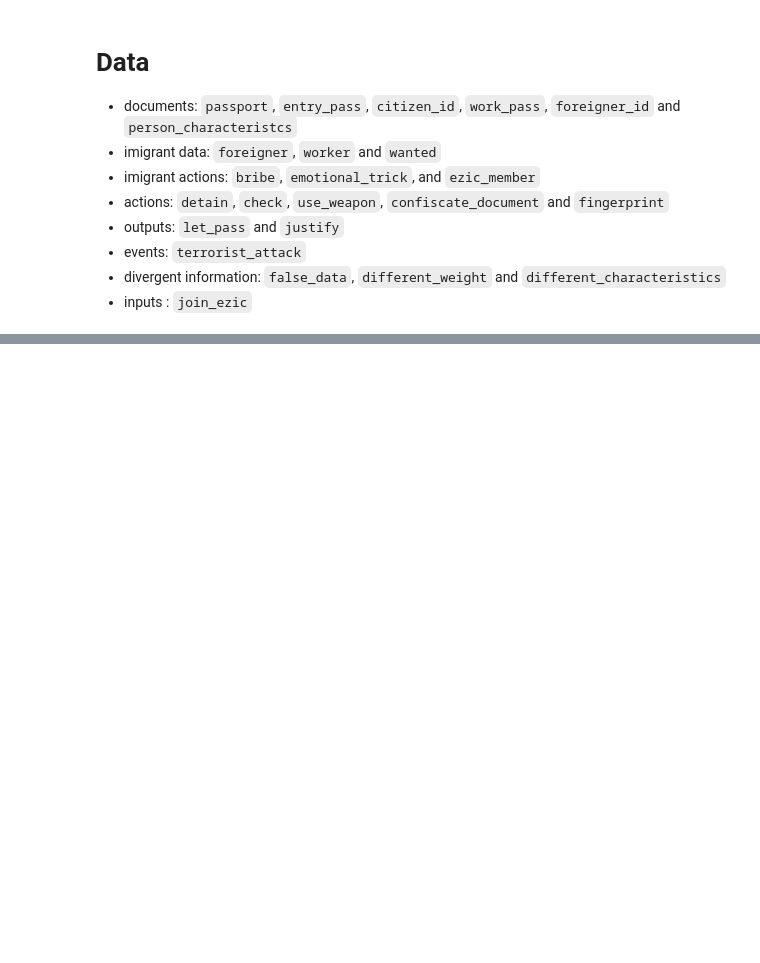
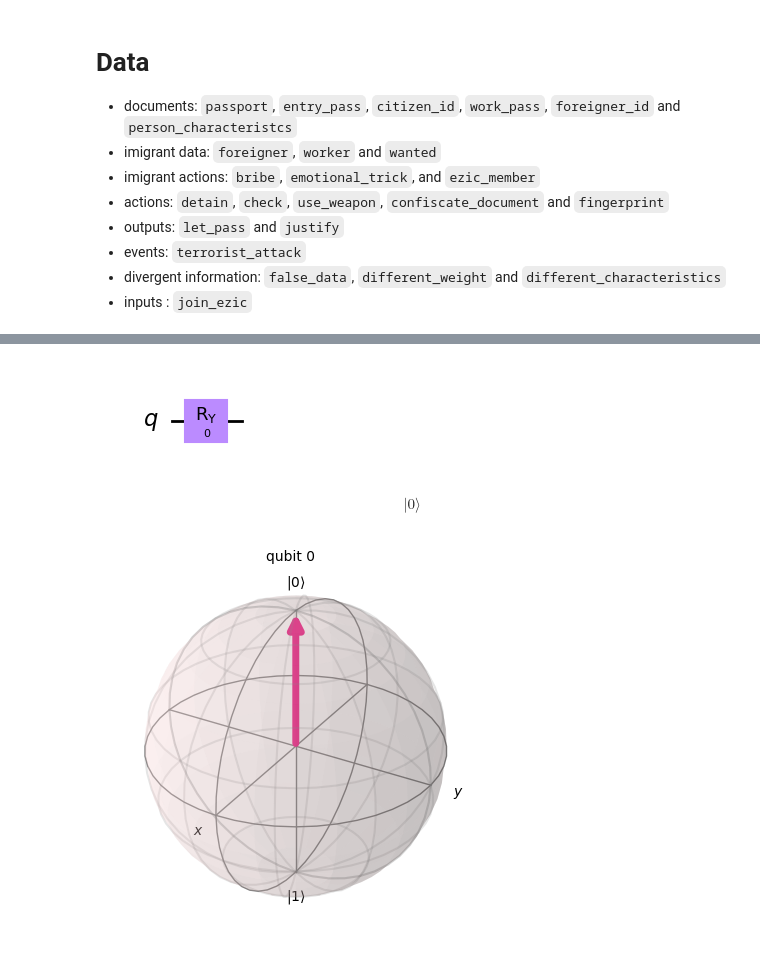
Before and after one commit to Dpbm/QPapersPlease, a Jupyter notebook: papers-please.ipynb, the cells around one changed output, grey strips where cells are left out. Drawn from its saved outputs; the diff is of its cells as text; code cells hidden in the pictures; blank space fills up the shorter version.

```diff
--- a/papers-please.ipynb
+++ b/papers-please.ipynb
@@ -66,0 +90,10 @@ qc.draw('mpl')
+# %%
+test = QuantumCircuit(1)
+test.ry(0, 0)
+display(test.draw("mpl"))
+display(Statevector(test).draw('latex'))
+plot_bloch_multivector(test)
+# %% [output]
+[figure, added]
+$$ |0\rangle$$
+[figure, added]
```
Also changed, not shown: parts of 4 cells of this notebook.
